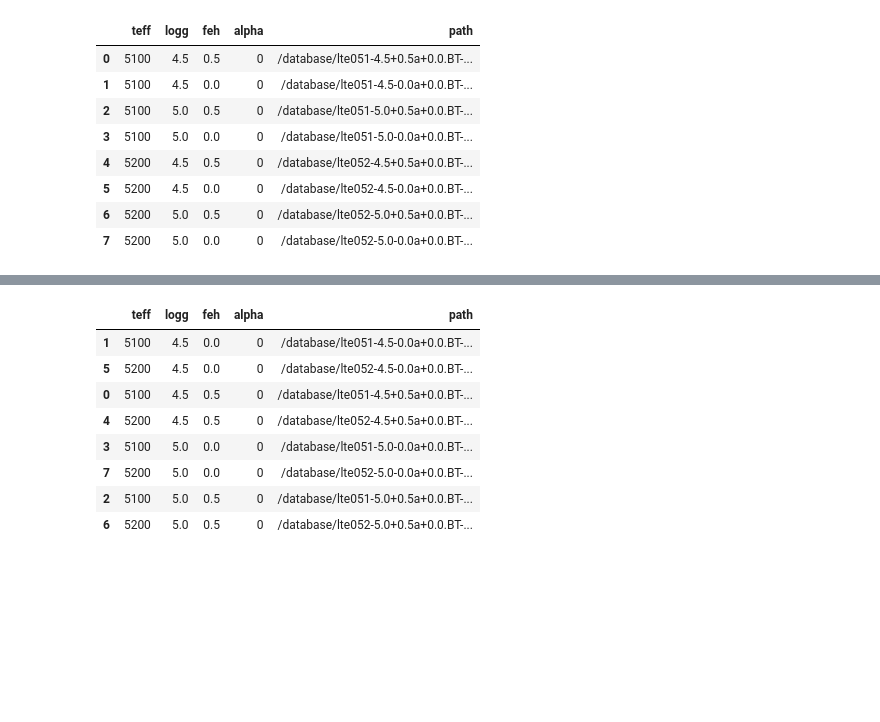
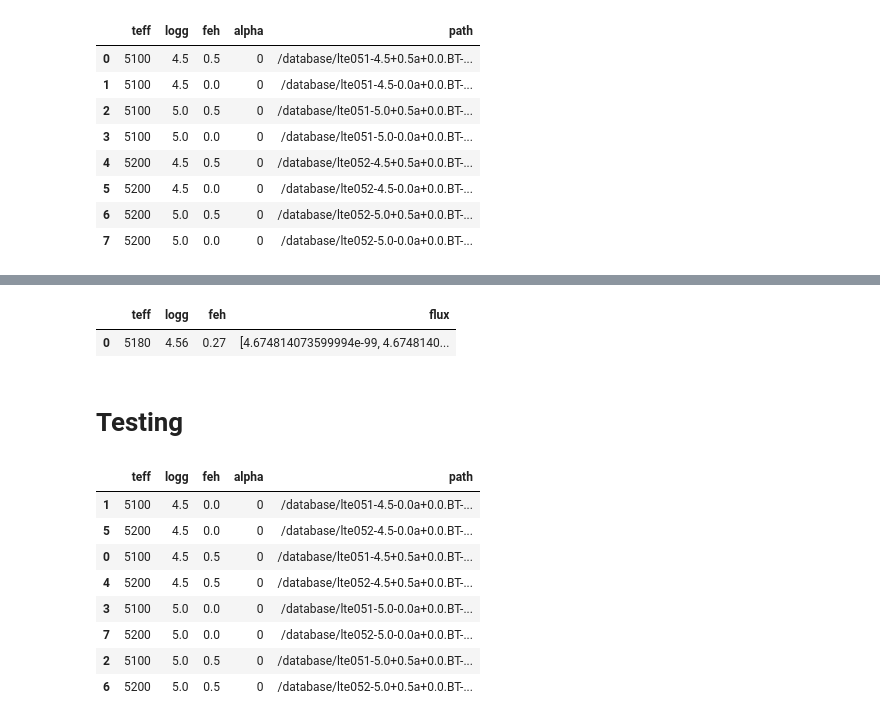
Before and after one commit to micahgcnavia/Auto-Interp-Spectra, a Jupyter notebook: investigating.ipynb, the cells around one changed output, grey strips where cells are left out. Saved outputs shown, nothing was run; the diff lists cells and outputs as text; code cells hidden in the pictures; blank space fills up the shorter version.

```diff
--- a/investigating.ipynb
+++ b/investigating.ipynb
@@ -44,6 +49,20 @@ spectra
 | 5 | 5200 | 4.5 | 0.0 | 0 | /database/lte052-4.5-0.0a+0.0.BT-... |
 | 6 | 5200 | 5.0 | 0.5 | 0 | /database/lte052-5.0+0.5a+0.0.BT-... |
 | 7 | 5200 | 5.0 | 0.0 | 0 | /database/lte052-5.0-0.0a+0.0.BT-... |
+# %%
+params = {
+        'teff': target['teff'].item(),
+        'logg': target['logg'].item(),
+        'feh': target['feh'].item()
+        }
+
+parameters = list(params.keys())
+
+delta_params = {
+        'teff': 100,  # [K]
+        'logg': 0.5,  # [dex]
+        'feh': 0.5    # [dex]
+        }
 # %%
 def sort_df(df, param, interpolate_flags):
 
@@ -61,0 +135,21 @@ def sort_df(df, param, interpolate_flags):
+# %%
+steps = []
+
+for param, condition in interpolate_flags.iteritems():
+
+    if condition[0]: # Checks whether the current parameter needs to be interpolated
+
+        print('Interpolating', param)
+
+        if len(steps) == 0:
+            source = spectra # Original dataframe retrieved from filtering the database
+        else:
+            source = steps[-1] # Gets latest dataframe after first interpolation loop
+
+        df = sort_df(source, param, interpolate_flags) # Sorts dataframe
+        df = interp_param(df, param) # Interpolates current parameter
+        df = combine_dicts(df) # Combine dictionaries to create a new dataframe with updated values after interpolation
+        steps.append(df)
+        print(df)
+    else:
+        pass
@@ -62,3 +170,10 @@ def sort_df(df, param, interpolate_flags):
+# %%
+steps[-1]
+# %% [output]
+|  | teff | logg | feh | flux |
+| 0 | 5180 | 4.56 | 0.27 | [4.674814073599994e-99, 4.6748140... |
+# %% [markdown]
+# Testing
 # %%
 test = sort_df(spectra, 'teff', interpolate_flags)
 test
```
Also changed, not shown: parts of 20 cells of this notebook.
